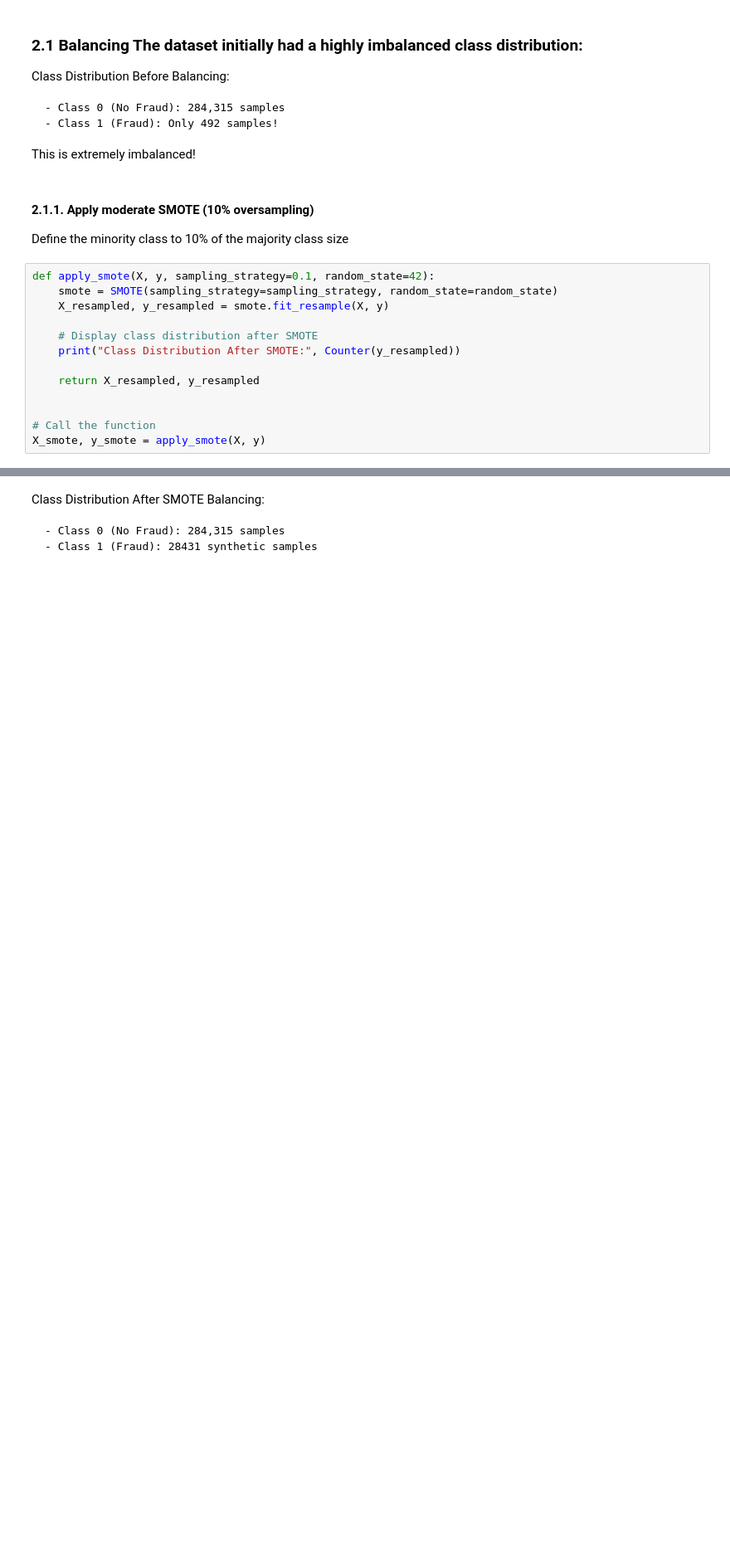
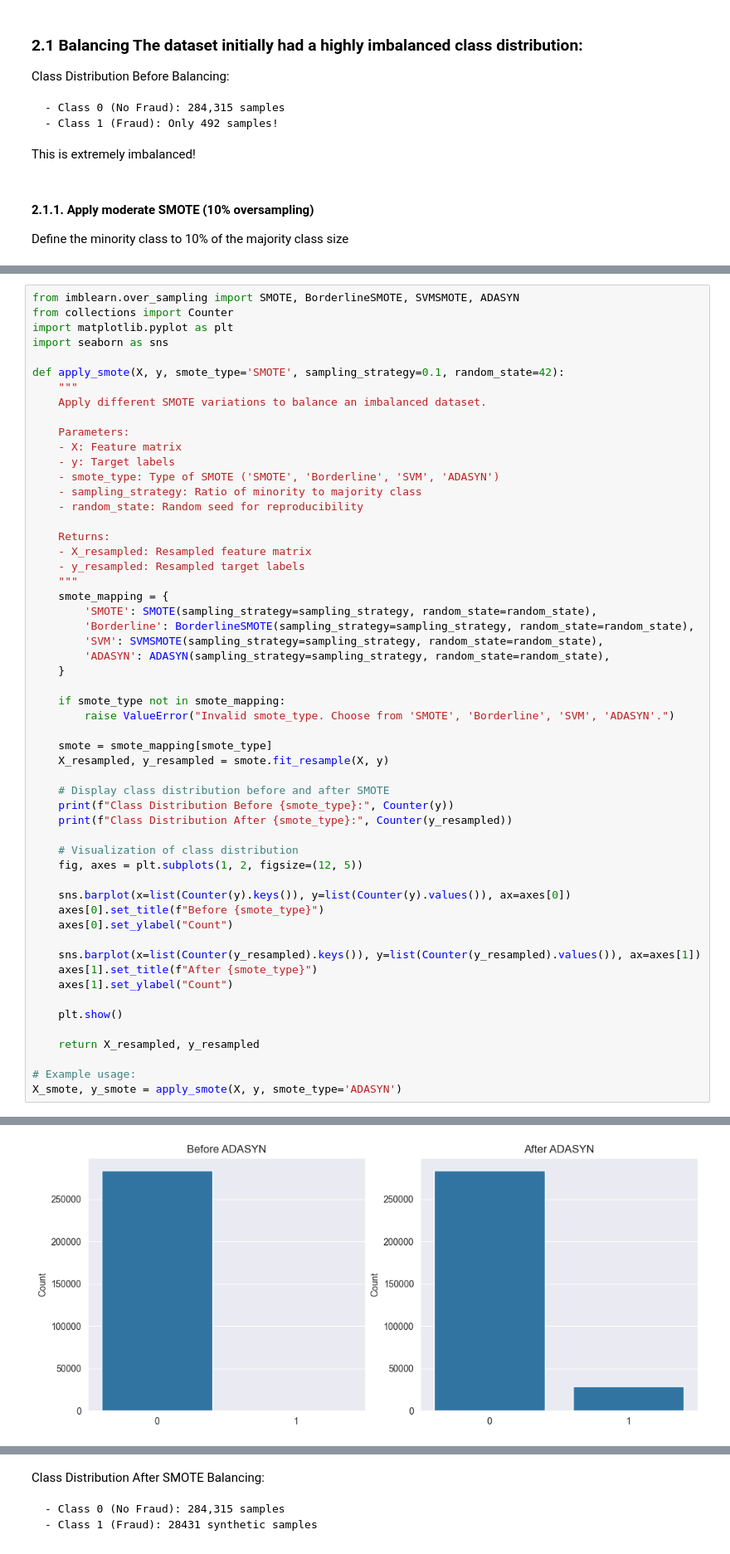
Before and after one commit to guyreuveni33/Tabular-Data-Science-Final-Research-Project, a Jupyter notebook: 21_2_2025_13 (2).ipynb, the cells around one changed output, grey strips where cells are left out. Shown at 83% size. Cells and saved outputs as stored; diff of their text form; blank space fills up the shorter version.

```diff
--- a/21_2_2025_13 (2).ipynb
+++ b/21_2_2025_13 (2).ipynb
@@ -552,16 +555,3 @@ This is extremely imbalanced!
 # %% [markdown]
 #### 2.1.1. Apply moderate SMOTE (10% oversampling)
 Define the minority class to 10% of the majority class size
-# %%
-def apply_smote(X, y, sampling_strategy=0.1, random_state=42):
-    smote = SMOTE(sampling_strategy=sampling_strategy, random_state=random_state)
-    X_resampled, y_resampled = smote.fit_resample(X, y)
-
-    # Display class distribution after SMOTE
-    print("Class Distribution After SMOTE:", Counter(y_resampled))
-
-    return X_resampled, y_resampled
-
-
-# Call the function
-X_smote, y_smote = apply_smote(X, y)
@@ -569,0 +584,56 @@ Class Distribution After SMOTE: Counter({0: 284315, 1: 28431})
+# %%
+from imblearn.over_sampling import SMOTE, BorderlineSMOTE, SVMSMOTE, ADASYN
+from collections import Counter
+import matplotlib.pyplot as plt
+import seaborn as sns
+
+def apply_smote(X, y, smote_type='SMOTE', sampling_strategy=0.1, random_state=42):
+    """
+    Apply different SMOTE variations to balance an imbalanced dataset.
+
+    Parameters:
+    - X: Feature matrix
+    - y: Target labels
+    - smote_type: Type of SMOTE ('SMOTE', 'Borderline', 'SVM', 'ADASYN')
+    - sampling_strategy: Ratio of minority to majority class
+    - random_state: Random seed for reproducibility
+
+    Returns:
+    - X_resampled: Resampled feature matrix
+    - y_resampled: Resampled target labels
+    """
+    smote_mapping = {
+        'SMOTE': SMOTE(sampling_strategy=sampling_strategy, random_state=random_state),
+        'Borderline': BorderlineSMOTE(sampling_strategy=sampling_strategy, random_state=random_state),
+        'SVM': SVMSMOTE(sampling_strategy=sampling_strategy, random_state=random_state),
+        'ADASYN': ADASYN(sampling_strategy=sampling_strategy, random_state=random_state),
+    }
+
+    if smote_type not in smote_mapping:
+        raise ValueError("Invalid smote_type. Choose from 'SMOTE', 'Borderline', 'SVM', 'ADASYN'.")
+
+    smote = smote_mapping[smote_type]
+    X_resampled, y_resampled = smote.fit_resample(X, y)
+
+    # Display class distribution before and after SMOTE
+    print(f"Class Distribution Before {smote_type}:", Counter(y))
+    print(f"Class Distribution After {smote_type}:", Counter(y_resampled))
+
+    # Visualization of class distribution
+    fig, axes = plt.subplots(1, 2, figsize=(12, 5))
+
+    sns.barplot(x=list(Counter(y).keys()), y=list(Counter(y).values()), ax=axes[0])
+    axes[0].set_title(f"Before {smote_type}")
+    axes[0].set_ylabel("Count")
+
+    sns.barplot(x=list(Counter(y_resampled).keys()), y=list(Counter(y_resampled).values()), ax=axes[1])
+    axes[1].set_title(f"After {smote_type}")
+    axes[1].set_ylabel("Count")
+
+    plt.show()
+
+    return X_resampled, y_resampled
+
+# Example usage:
+X_smote, y_smote = apply_smote(X, y, smote_type='ADASYN')
+# %% [output]
@@ -569,0 +642 @@ Class Distribution After SMOTE: Counter({0: 284315, 1: 28431})
+[figure, added]
```
Also changed, not shown: parts of 18 cells of this notebook.
